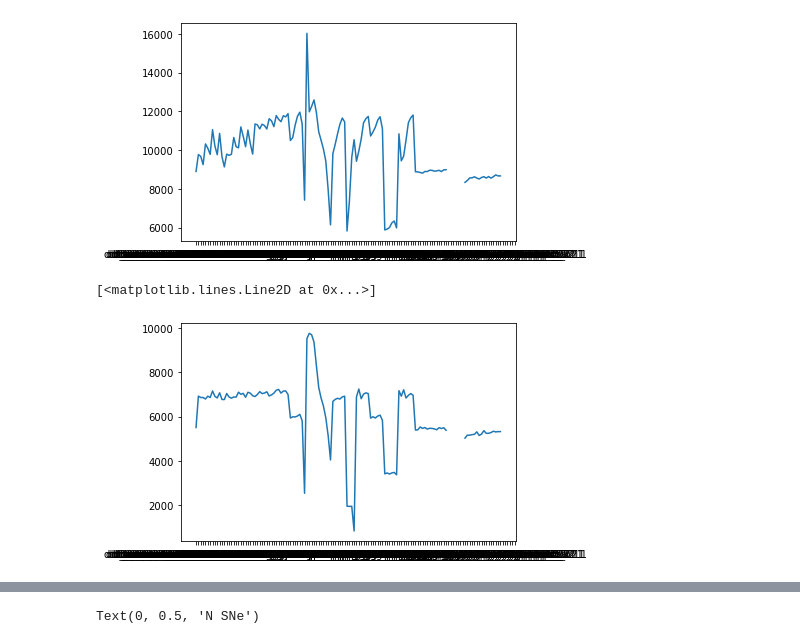
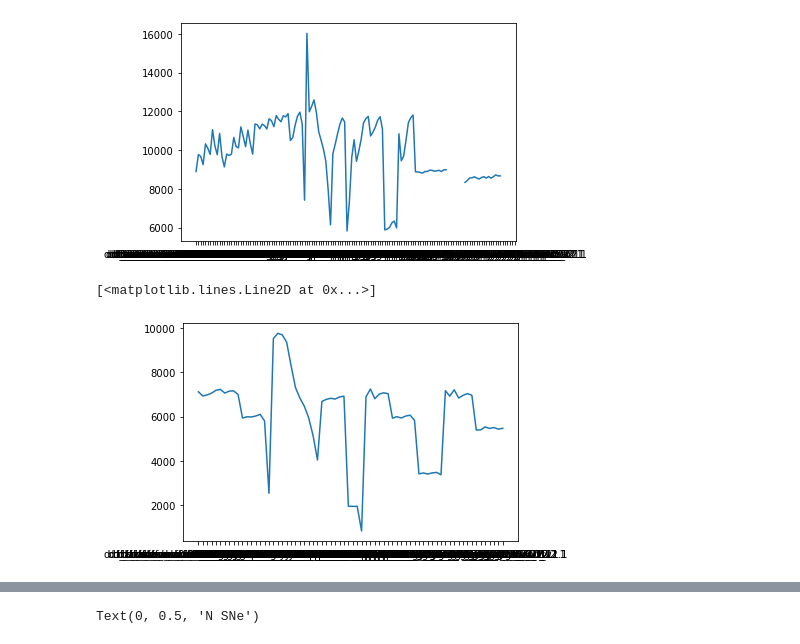
Before and after one commit to lsst-sims/smtn-017, a Jupyter notebook: plots/v21.ipynb, the cells around one changed output, grey strips where cells are left out. Cells and saved outputs as stored; diff of their text form; code cells hidden in the pictures.

```diff
--- a/plots/v21.ipynb
+++ b/plots/v21.ipynb
@@ -74,7 +74,7 @@ plt.plot(df['Median COSMOS, Count all  HealpixSubsetSlicer'])
 [<matplotlib.lines.Line2D at 0x...>]
 [figure]
 # %%
-plt.plot(df['Median EDFS, Count all  HealpixSubsetSlicer'])
+plt.plot(df['Median EDFS, Count all  HealpixSubsetSlicer'][30:100])
 # %% [output]
 [<matplotlib.lines.Line2D at 0x...>]
-[figure, old version]
+[figure, new version]
```
Also changed, not shown: parts of 23 cells of this notebook, 59 other files.
